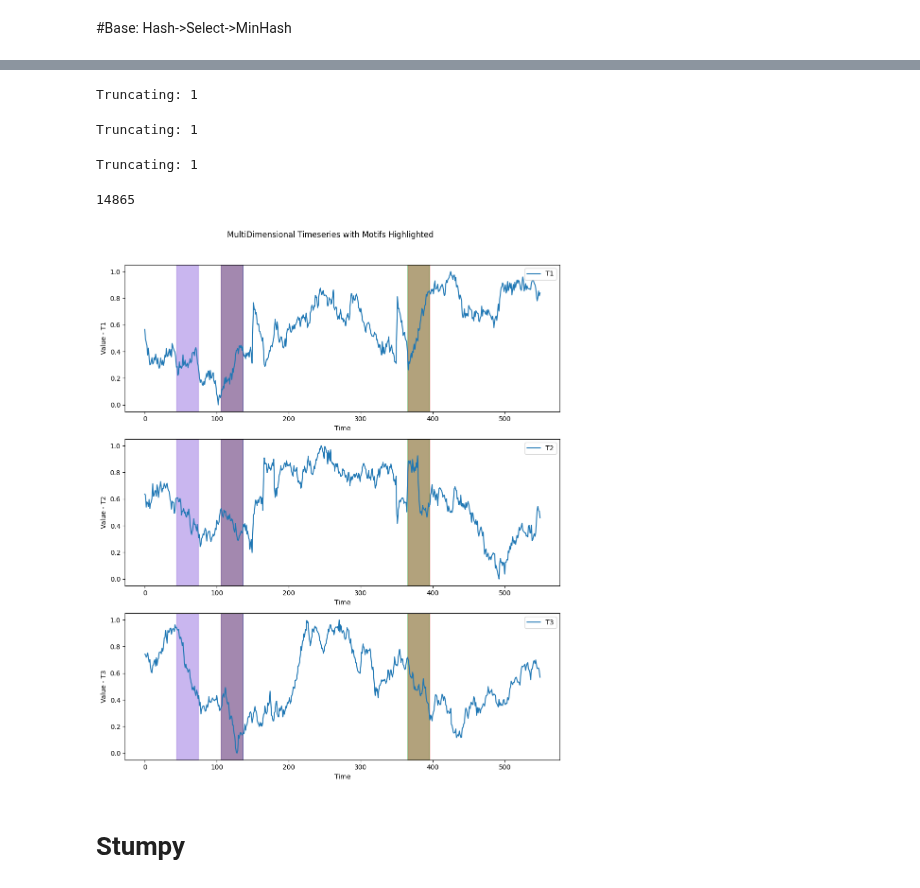
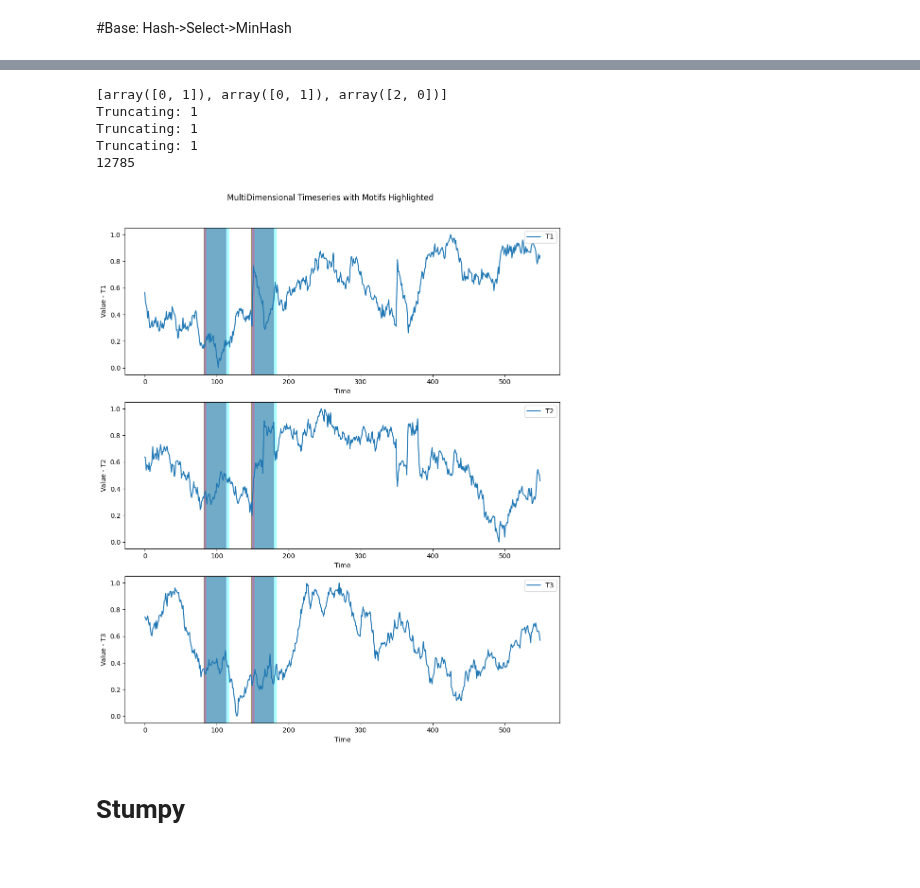
Before and after one commit to aidaLabDEI/LEIT-motifs, a Jupyter notebook: Motif_Discovery.ipynb, the cells around one changed output, grey strips where cells are left out. Drawn from its saved outputs; the diff is of its cells as text; code cells hidden in the pictures; blank space fills up the shorter version.

```diff
--- a/Motif_Discovery.ipynb
+++ b/Motif_Discovery.ipynb
@@ -313,7 +460,7 @@ for loc in motif_locations:
     timeseries_3d[loc:loc+motif_length, 1] = motif_place
 
 # The third dimension is just noise
-timeseries_3d[:, 2] = np.random.rand(100)
+timeseries_3d[:, 2] = np.random.rand(100)*200
 
 # Set parameters
 window_size = 6
@@ -349,7 +496,7 @@ for i, subsequence1 in enumerate(norm):
 print(jaccard_sim)
 
 # Find motifs
-motifs, dist_comp = motif_find2(timeseries_3d, window_size, projection_iter, k, 2, 4, lsh_threshold)
+motifs, dist_comp = pmotif_find(timeseries_3d, window_size, projection_iter, k, 2, 4, lsh_threshold)
 motifs = motifs.queue
 print(dist_comp)
 # Plot the original time series and highlight the motifs, find the motifs in all the time series
@@ -386,40 +534,41 @@ Truncating: 1
 # %%
 #@title Example 2 - Priority
 df = pd.read_csv("https://zenodo.org/record/4328047/files/toy.csv?download=1")
 ts_test = df.to_numpy()
 
 # Set parameters
 window_size = 30
-lsh_threshold = 0.9
+lsh_threshold = 0.8
 projection_iter = 3
-k = 4
+k = 5
 proj= 2
 colors = ["red", "green", "blue", "pink", "cyan"]
 
-motifs, distance_comp = motif_find2(ts_test, window_size, projection_iter, k, proj, 8,lsh_threshold)
+motifs, distance_comp = pmotif_find(ts_test, window_size, projection_iter, k, proj, 8,lsh_threshold)
 print(distance_comp)
 motifs = motifs.queue
 fig, axs = plt.subplots(3, 1, figsize=(10, 12))
 for i, dimension in enumerate(df.columns):
     axs[i].plot(df[dimension], label=dimension)
     axs[i].set_xlabel("Time")
     axs[i].set_ylabel(f"Value - {dimension}")
     axs[i].legend()
 
     for idx, motif in enumerate(motifs):
         # Highlight the motifs in all dimensions
         for m in motif[1][1]:
             axs[i].axvspan(m, m + window_size, color=colors[idx], alpha=0.3)
 
 plt.suptitle("MultiDimensional Timeseries with Motifs Highlighted")
 plt.tight_layout(rect=[0, 0, 1, 0.96])
 plt.show()
 # %% [output]
+[array([0, 1]), array([0, 1]), array([2, 0])]
 Truncating: 1
+Truncating: 1
+Truncating: 1
+12785
-Truncating: 1
-Truncating: 1
-14865
-[figure, old version]
+[figure, new version]
 # %% [markdown]
 # Stumpy
 # %%
```
Also changed, not shown: parts of 3 cells of this notebook.
